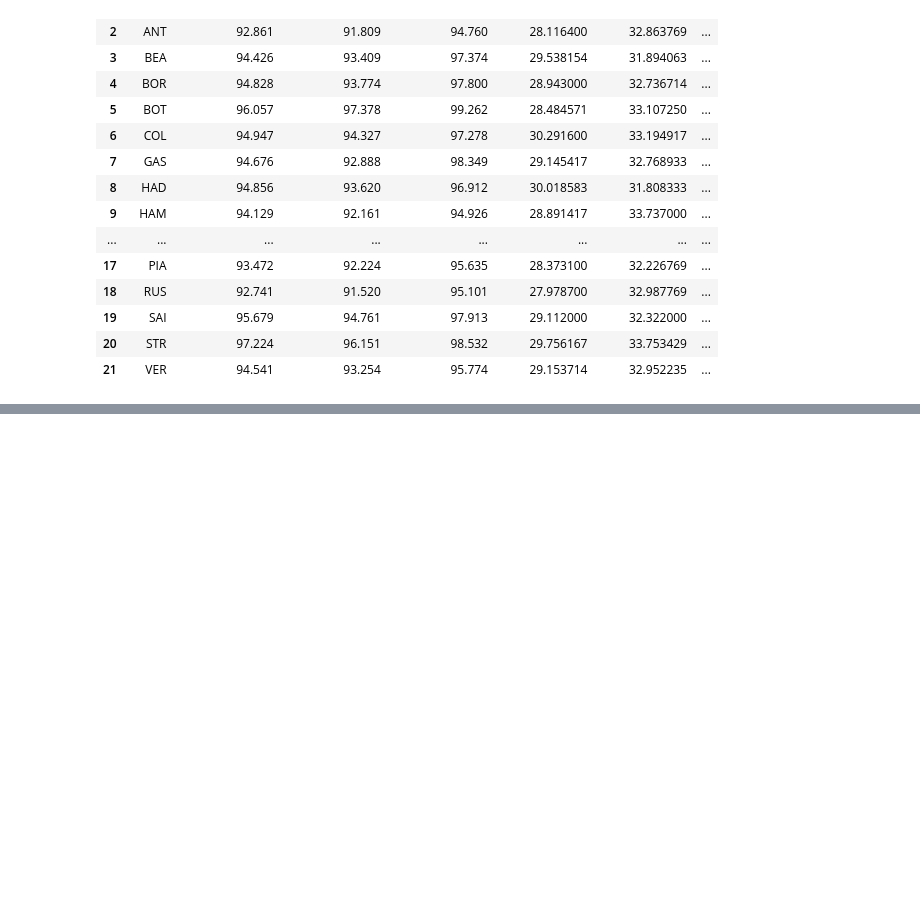
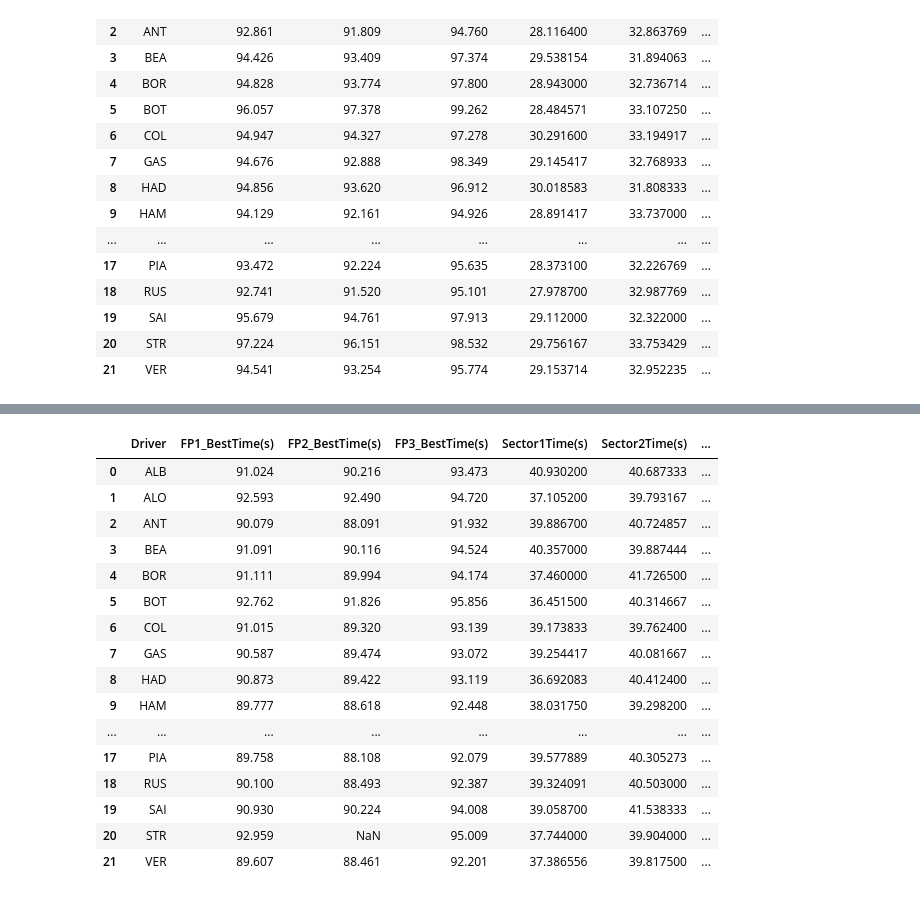
Before and after one commit to SatyamKumar457/F1-2026-Prediction, a Jupyter notebook: Race/04.MiamiGP/ETL.ipynb, the cells around one changed output, grey strips where cells are left out. Cells and saved outputs as stored; diff of their text form; code cells hidden in the pictures; blank space fills up the shorter version.

```diff
--- a/Race/04.MiamiGP/ETL.ipynb
+++ b/Race/04.MiamiGP/ETL.ipynb
@@ -458,0 +602,20 @@ df.to_csv("ChinaGP.csv",index=False)
+# %%
+df
+# %% [output]
+|  | Driver | FP1_BestTime(s) | FP2_BestTime(s) | FP3_BestTime(s) | Sector1Time(s) | Sector2Time(s) | ... |
+| 0 | ALB | 91.024 | 90.216 | 93.473 | 40.930200 | 40.687333 | ... |
+| 1 | ALO | 92.593 | 92.490 | 94.720 | 37.105200 | 39.793167 | ... |
+| 2 | ANT | 90.079 | 88.091 | 91.932 | 39.886700 | 40.724857 | ... |
+| 3 | BEA | 91.091 | 90.116 | 94.524 | 40.357000 | 39.887444 | ... |
+| 4 | BOR | 91.111 | 89.994 | 94.174 | 37.460000 | 41.726500 | ... |
+| 5 | BOT | 92.762 | 91.826 | 95.856 | 36.451500 | 40.314667 | ... |
+| 6 | COL | 91.015 | 89.320 | 93.139 | 39.173833 | 39.762400 | ... |
+| 7 | GAS | 90.587 | 89.474 | 93.072 | 39.254417 | 40.081667 | ... |
+| 8 | HAD | 90.873 | 89.422 | 93.119 | 36.692083 | 40.412400 | ... |
+| 9 | HAM | 89.777 | 88.618 | 92.448 | 38.031750 | 39.298200 | ... |
+| ... | ... | ... | ... | ... | ... | ... | ... |
+| 17 | PIA | 89.758 | 88.108 | 92.079 | 39.577889 | 40.305273 | ... |
+| 18 | RUS | 90.100 | 88.493 | 92.387 | 39.324091 | 40.503000 | ... |
+| 19 | SAI | 90.930 | 90.224 | 94.008 | 39.058700 | 41.538333 | ... |
+| 20 | STR | 92.959 | NaN | 95.009 | 37.744000 | 39.904000 | ... |
+| 21 | VER | 89.607 | 88.461 | 92.201 | 37.386556 | 39.817500 | ... |
```
Also changed, not shown: parts of 7 cells of this notebook, 3 other files.
